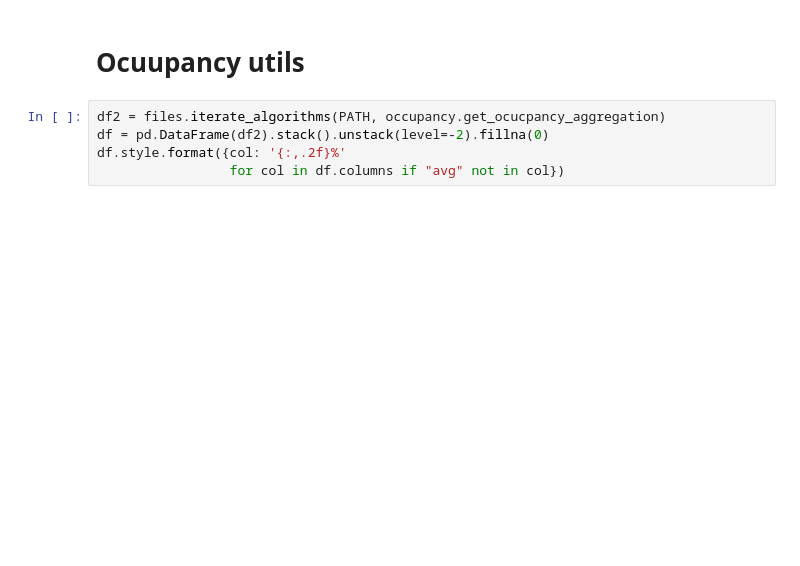
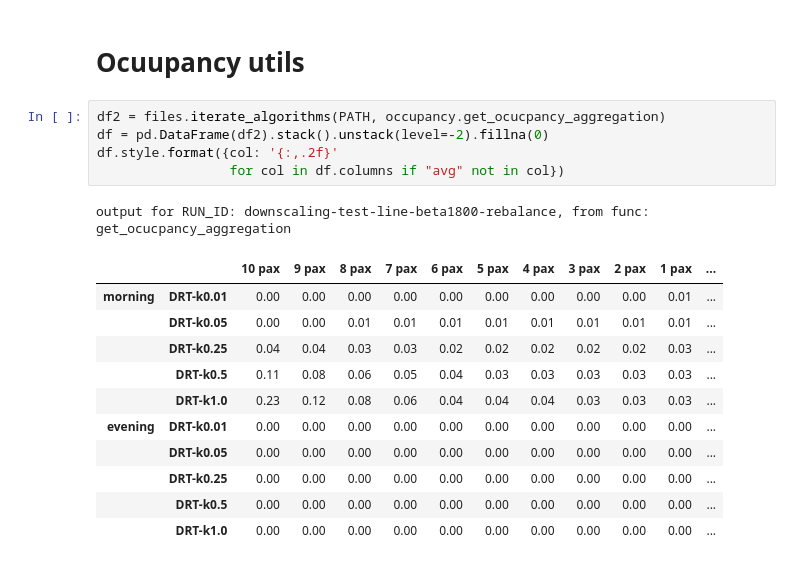
Before and after one commit to geosimlab/synthetic-cities, a Jupyter notebook: src/main/python/analysis/SimulationAnalysis.ipynb, the cells around one changed output. Cells and saved outputs as stored; diff of their text form; blank space fills up the shorter version.

```diff
--- a/src/main/python/analysis/SimulationAnalysis.ipynb
+++ b/src/main/python/analysis/SimulationAnalysis.ipynb
@@ -33,8 +49,21 @@ pd.DataFrame(r).stack().unstack(level=-2) / 1000
 # %%
 df2 = files.iterate_algorithms(PATH, occupancy.get_ocucpancy_aggregation)
 df = pd.DataFrame(df2).stack().unstack(level=-2).fillna(0)
-df.style.format({col: '{:,.2f}%'
+df.style.format({col: '{:,.2f}'
                  for col in df.columns if "avg" not in col})
+# %% [output]
+output for RUN_ID: downscaling-test-line-beta1800-rebalance, from func: get_ocucpancy_aggregation
+|  |  | 10 pax | 9 pax | 8 pax | 7 pax | 6 pax | 5 pax | 4 pax | 3 pax | 2 pax | 1 pax | ... |
+| morning | DRT-k0.01 | 0.00 | 0.00 | 0.00 | 0.00 | 0.00 | 0.00 | 0.00 | 0.00 | 0.00 | 0.01 | ... |
+|  | DRT-k0.05 | 0.00 | 0.00 | 0.01 | 0.01 | 0.01 | 0.01 | 0.01 | 0.01 | 0.01 | 0.01 | ... |
+|  | DRT-k0.25 | 0.04 | 0.04 | 0.03 | 0.03 | 0.02 | 0.02 | 0.02 | 0.02 | 0.02 | 0.03 | ... |
+|  | DRT-k0.5 | 0.11 | 0.08 | 0.06 | 0.05 | 0.04 | 0.03 | 0.03 | 0.03 | 0.03 | 0.03 | ... |
+|  | DRT-k1.0 | 0.23 | 0.12 | 0.08 | 0.06 | 0.04 | 0.04 | 0.04 | 0.03 | 0.03 | 0.03 | ... |
+| evening | DRT-k0.01 | 0.00 | 0.00 | 0.00 | 0.00 | 0.00 | 0.00 | 0.00 | 0.00 | 0.00 | 0.00 | ... |
+|  | DRT-k0.05 | 0.00 | 0.00 | 0.00 | 0.00 | 0.00 | 0.00 | 0.00 | 0.00 | 0.00 | 0.00 | ... |
+|  | DRT-k0.25 | 0.00 | 0.00 | 0.00 | 0.00 | 0.00 | 0.00 | 0.00 | 0.00 | 0.00 | 0.00 | ... |
+|  | DRT-k0.5 | 0.00 | 0.00 | 0.00 | 0.00 | 0.00 | 0.00 | 0.00 | 0.00 | 0.00 | 0.00 | ... |
+|  | DRT-k1.0 | 0.00 | 0.00 | 0.00 | 0.00 | 0.00 | 0.00 | 0.00 | 0.00 | 0.00 | 0.00 | ... |
 # %%
 ax = df["avg number of passengers"].unstack(level=0)\
     .plot.bar(rot=0,
```
Also changed, not shown: parts of 5 cells of this notebook, 6 other files.
